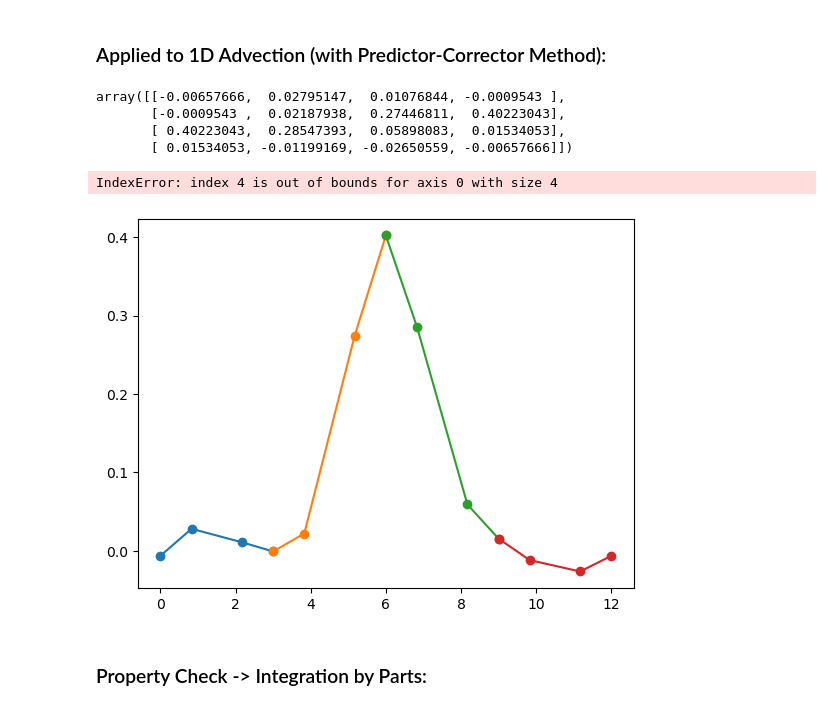
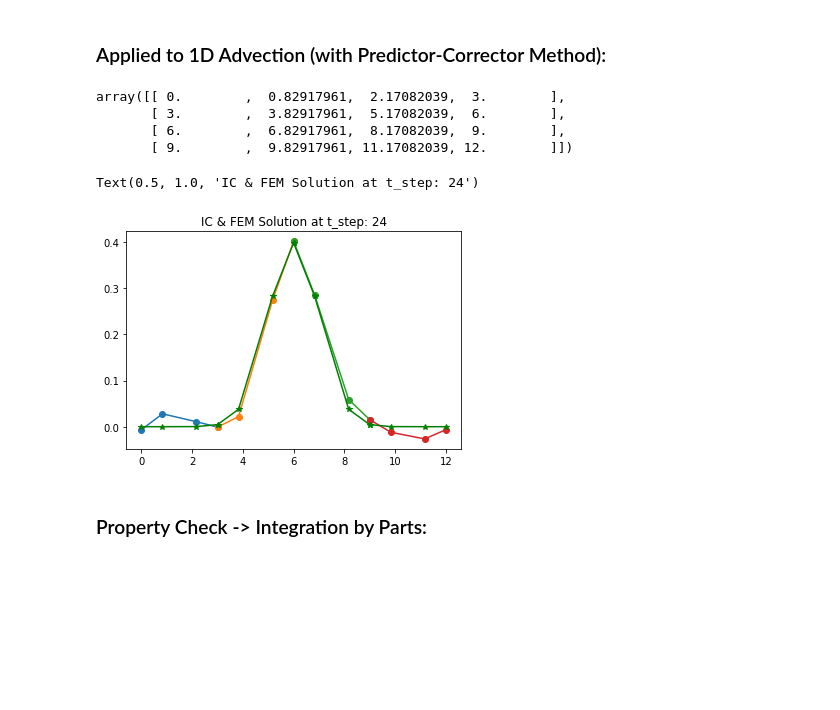
Before and after one commit to msingh1204/FEM, a Jupyter notebook: FEM_Multi.ipynb, the cells around one changed output. Saved outputs shown, nothing was run; the diff lists cells and outputs as text; code cells hidden in the pictures; blank space fills up the shorter version.

```diff
--- a/FEM_Multi.ipynb
+++ b/FEM_Multi.ipynb
@@ -231,10 +225,22 @@ plot_FEM(int_points(x_range, 4, L/M, M), test, M)
 ### Applied to 1D Advection (with Predictor-Corrector Method):
 # %%
 # Initialize the elements and the Guassian function:
+
 L = 12 # Denotes total length in [0, L]
 M = 4 # Denotes number of elements
 x_range = np.arange(0, L + (L/M), (L/M)) # Define the element endpoints
 
+npts = 4
+p_order = npts - 1
+xinterior, w = roots_jacobi(p_order - 1,1,1) # returns interior GLL nodes from range -1 and 1
+GLL_points = np.pad(xinterior, (1, 1), 'constant', constant_values=(-1, 1))
+
+# Note: The D matrix is only created once as it operates on the reference element
+V1 = vandermonde(GLL_points, 'Legendre')
+V2 = Ld_vandermonde(GLL_points)
+D = return_D(V1, V2)
+
+# The following is used in creating the init condition:
 npts = int_points(x_range, 4, L/M, M)
 # %%
 # Compute the derivative matrix:
@@ -266,19 +272,19 @@ for i in np.arange(0, t_steps, dt):
     # Prepare for the next timestep:
     u = u_n
 # %%
-u
+npts
 # %% [output]
-array([[-0.00657666,  0.02795147,  0.01076844, -0.0009543 ],
-       [-0.0009543 ,  0.02187938,  0.27446811,  0.40223043],
-       [ 0.40223043,  0.28547393,  0.05898083,  0.01534053],
-       [ 0.01534053, -0.01199169, -0.02650559, -0.00657666]])
+array([[ 0.        ,  0.82917961,  2.17082039,  3.        ],
+       [ 3.        ,  3.82917961,  5.17082039,  6.        ],
+       [ 6.        ,  6.82917961,  8.17082039,  9.        ],
+       [ 9.        ,  9.82917961, 11.17082039, 12.        ]])
 # %%
-plot_FEM(npts, u, 6)
-plot_FEM_ic(npts, init_Guassian(npts, (L/2), 1), 6)
-plt.title('IC & FEM Solution at t_step: 36')
+plot_FEM(npts, u, 4)
+plot_FEM_ic(npts, init_Guassian(npts, (L/2), 1), 4)
+plt.title('IC & FEM Solution at t_step: 24')
 # %% [output]
-IndexError: index 4 is out of bounds for axis 0 with size 4
+Text(0.5, 1.0, 'IC & FEM Solution at t_step: 24')
-[figure, old version]
+[figure, new version]
 # %% [markdown]
 ### Property Check -> Integration by Parts:
 # %%
```
Also changed, not shown: parts of 20 cells of this notebook.
